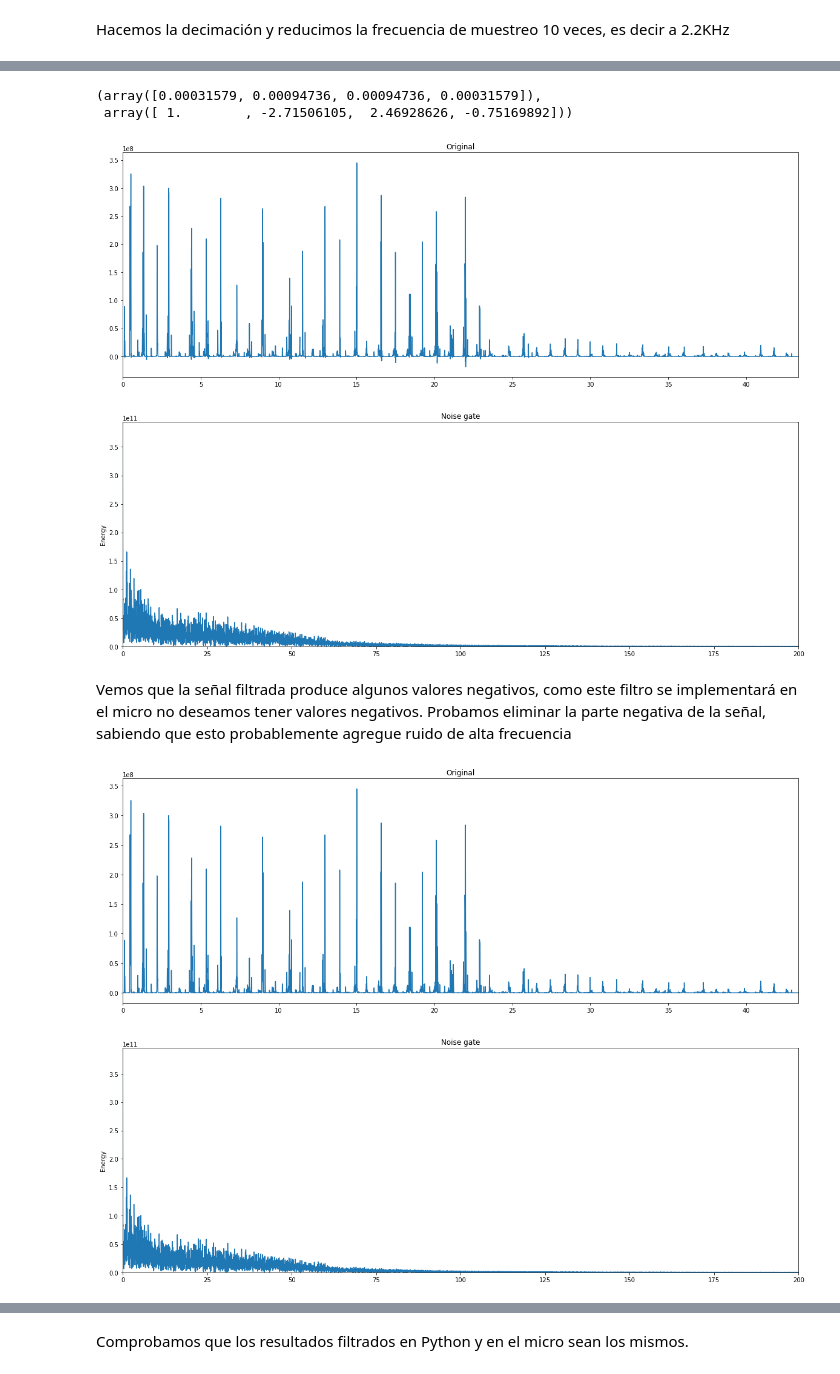
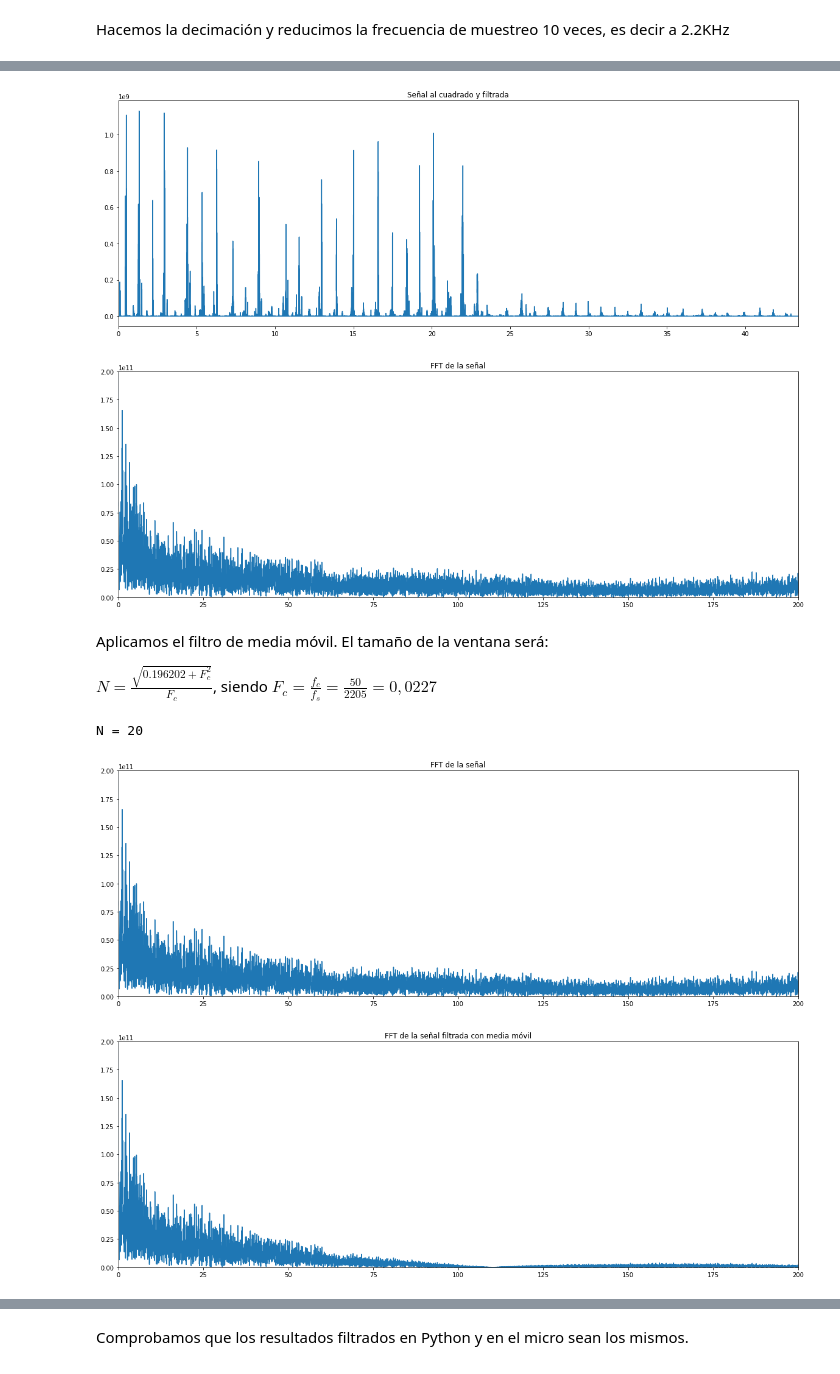
Before and after one commit to achurichi/CEIA, a Jupyter notebook: ia-embebida/signal-processing/signal-processing.ipynb, the cells around one changed output, grey strips where cells are left out. Drawn from its saved outputs; the diff is of its cells as text; code cells hidden in the pictures.

Commit message:
Use moving average as second filter

```diff
--- a/ia-embebida/signal-processing/signal-processing.ipynb
+++ b/ia-embebida/signal-processing/signal-processing.ipynb
@@ -130,23 +112,19 @@ filtered_data_fft_2 = np.abs(fft(filtered_data_2)[0 : dec_data_len // 2])
-# %%
-b, a
-# %% [output]
-(array([0.00031579, 0.00094736, 0.00094736, 0.00031579]),
- array([ 1.        , -2.71506105,  2.46928626, -0.75169892]))
+# %%
+squared_data = dec_data**2
+
+squared_data_fft = np.abs(fft(squared_data)[0 : dec_data_len // 2])
 # %%
 f, axes = plt.subplots(2, figsize=(20, 15))
 
-axes[0].plot(dec_timeline, filtered_data_2)
+axes[0].plot(dec_timeline, squared_data)
 axes[0].set_xlim([0, duration])
-axes[0].set_title("Original")
+axes[0].set_title("Señal al cuadrado y filtrada")
 
-axes[1].plot(dec_x_freq, filtered_data_fft_2)
+axes[1].plot(dec_x_freq, squared_data_fft)
 axes[1].set_xlim([0, 200])
-axes[1].set_ylim([0, max(filtered_data_fft_2)])
-axes[1].set_title("Noise gate")
-axes[1].set_ylabel("Energy")
+axes[1].set_ylim([0, 2e11])
+axes[1].set_title("FFT de la señal")
 
 f.show()
 # %% [output]
-[figure, old version]
+[figure, new version]
-# %% [markdown]
-Vemos que la señal filtrada produce algunos valores negativos, como este filtro se implementará en el micro no deseamos tener valores negativos. Probamos eliminar la parte negativa de la señal, sabiendo que esto probablemente agregue ruido de alta frecuencia
@@ -156,16 +131,40 @@ filtered_data_fft_3 = np.abs(fft(filtered_data_3)[0 : dec_data_len // 2])
+# %% [markdown]
+Aplicamos el filtro de media móvil. El tamaño de la ventana será:
+
+$N = \frac{\sqrt{0.196202 + F_{c}^{2}}}{F_{c}}$, siendo $F_{c} = \frac{f_{c}}{f_{s}} = \frac{50}{2205} = 0,0227$
+# %%
+fc = 50 / 2205
+filter_order = round(np.sqrt(0.196202 + fc**2) / fc)
+print(f"N = {filter_order}")
+# %% [output]
+N = 20
+# %%
+class SimpleMovingAverage:
+    def __init__(self, n):
+        self.buffer = collections.deque(maxlen=n)
+
+    def append(self, value):
+        self.buffer.append(value)
+        return np.sum(self.buffer) / len(self.buffer)
+
+
+moving_average = SimpleMovingAverage(filter_order)
+ma_data = [int(moving_average.append(int(sample))) for sample in squared_data]
+
+ma_data_fft = np.abs(fft(ma_data)[0 : dec_data_len // 2])
 # %%
 f, axes = plt.subplots(2, figsize=(20, 15))
 
-axes[0].plot(dec_timeline, filtered_data_3)
-axes[0].set_xlim([0, duration])
-axes[0].set_title("Original")
+axes[0].plot(dec_x_freq, squared_data_fft)
+axes[0].set_xlim([0, 200])
+axes[0].set_ylim([0, 2e11])
+axes[0].set_title("FFT de la señal")
 
-axes[1].plot(dec_x_freq, filtered_data_fft_3)
+axes[1].plot(dec_x_freq, ma_data_fft)
 axes[1].set_xlim([0, 200])
-axes[1].set_ylim([0, max(filtered_data_fft_3)])
-axes[1].set_title("Noise gate")
-axes[1].set_ylabel("Energy")
+axes[1].set_ylim([0, 2e11])
+axes[1].set_title("FFT de la señal filtrada con media móvil")
 
 f.show()
 # %% [output]
-[figure, old version]
+[figure, new version]
```
Also changed, not shown: parts of 18 cells of this notebook, 1 other file.
